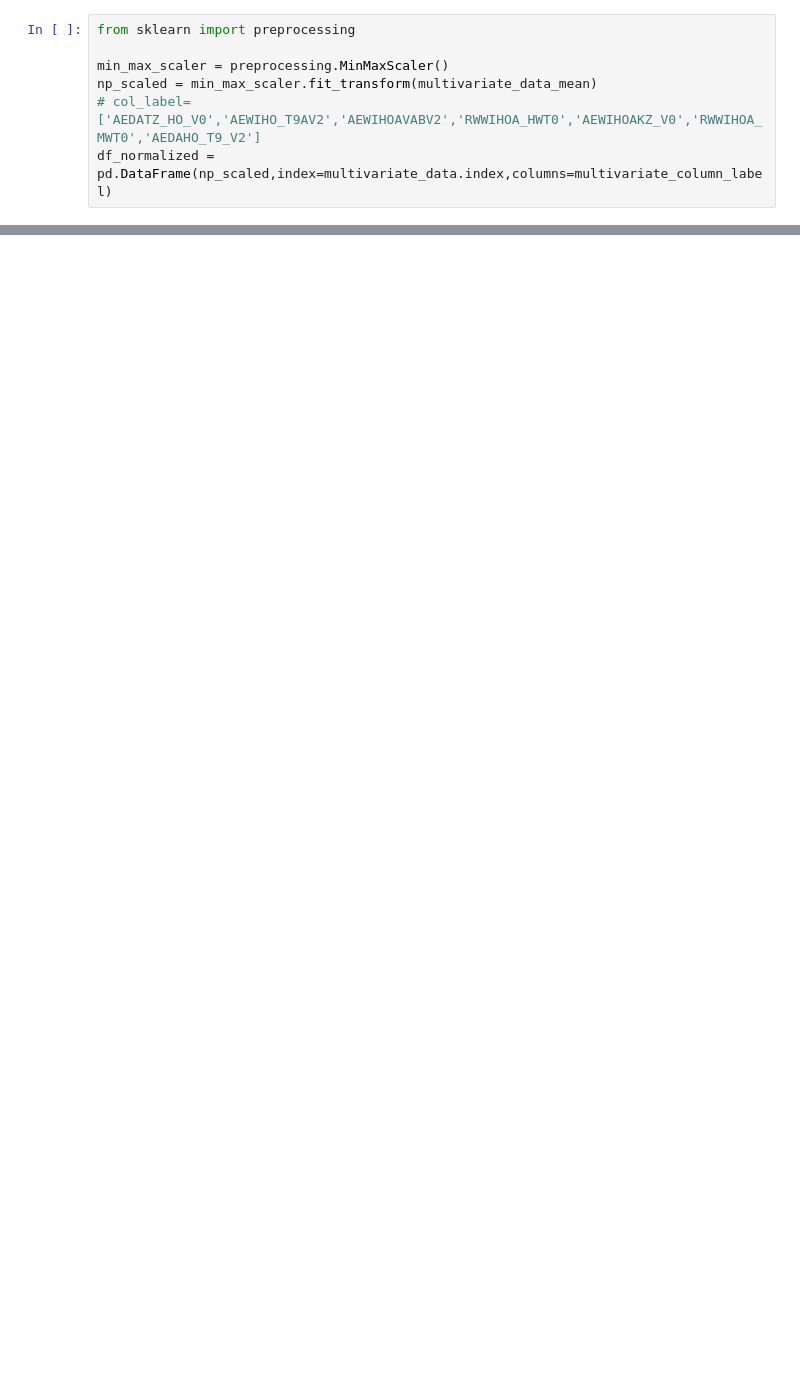
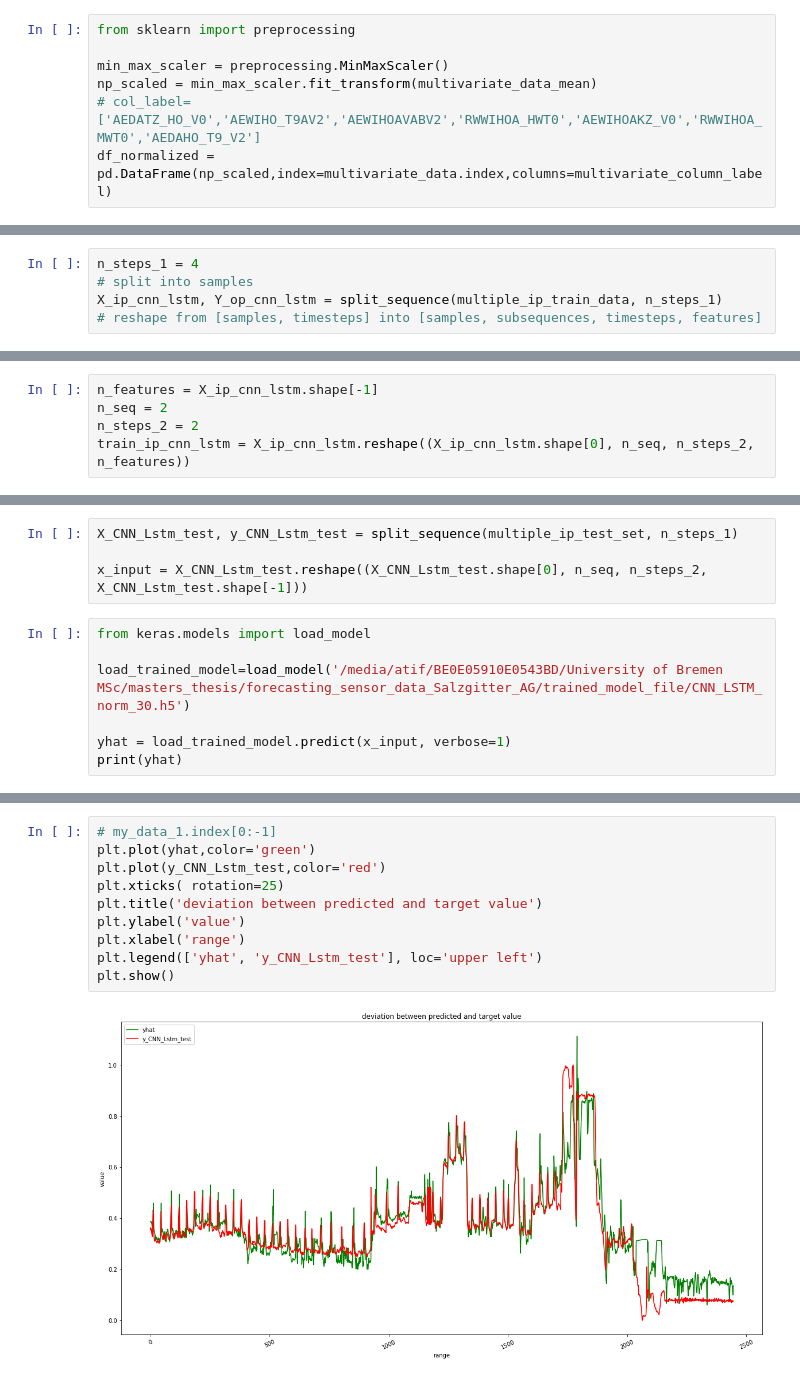
Before and after one commit to atifkarim/Time-Series-Forecasting-Using-Machine-Learning-Algorithm, a Jupyter notebook: CNN_LSTM.ipynb, the cells around one changed output, grey strips where cells are left out. Saved outputs shown, nothing was run; the diff lists cells and outputs as text; blank space fills up the shorter version.

Commit message:
model declared for CNN LSTM. train model. Test model

```diff
--- a/CNN_LSTM.ipynb
+++ b/CNN_LSTM.ipynb
@@ -148,0 +160,5 @@ Number of Elements for training:  22049
+# %%
+n_steps_1 = 4
+# split into samples
+X_ip_cnn_lstm, Y_op_cnn_lstm = split_sequence(multiple_ip_train_data, n_steps_1)
+# reshape from [samples, timesteps] into [samples, subsequences, timesteps, features]
@@ -148,0 +171,5 @@ Number of Elements for training:  22049
+# %%
+n_features = X_ip_cnn_lstm.shape[-1]
+n_seq = 2
+n_steps_2 = 2
+train_ip_cnn_lstm = X_ip_cnn_lstm.reshape((X_ip_cnn_lstm.shape[0], n_seq, n_steps_2, n_features))
@@ -148,0 +226,11 @@ Number of Elements for training:  22049
+# %%
+X_CNN_Lstm_test, y_CNN_Lstm_test = split_sequence(multiple_ip_test_set, n_steps_1)
+
+x_input = X_CNN_Lstm_test.reshape((X_CNN_Lstm_test.shape[0], n_seq, n_steps_2, X_CNN_Lstm_test.shape[-1]))
+# %%
+from keras.models import load_model
+
+load_trained_model=load_model('/media/atif/BE0E05910E0543BD/University of Bremen MSc/masters_thesis/forecasting_sensor_data_Salzgitter_AG/trained_model_file/CNN_LSTM_norm_30.h5')
+
+yhat = load_trained_model.predict(x_input, verbose=1)
+print(yhat)
@@ -148,0 +261,12 @@ Number of Elements for training:  22049
+# %%
+# my_data_1.index[0:-1]
+plt.plot(yhat,color='green')
+plt.plot(y_CNN_Lstm_test,color='red')
+plt.xticks( rotation=25)
+plt.title('deviation between predicted and target value')
+plt.ylabel('value')
+plt.xlabel('range')
+plt.legend(['yhat', 'y_CNN_Lstm_test'], loc='upper left')
+plt.show()
+# %% [output]
+[figure, added]
```
Also changed, not shown: parts of 23 cells of this notebook.
